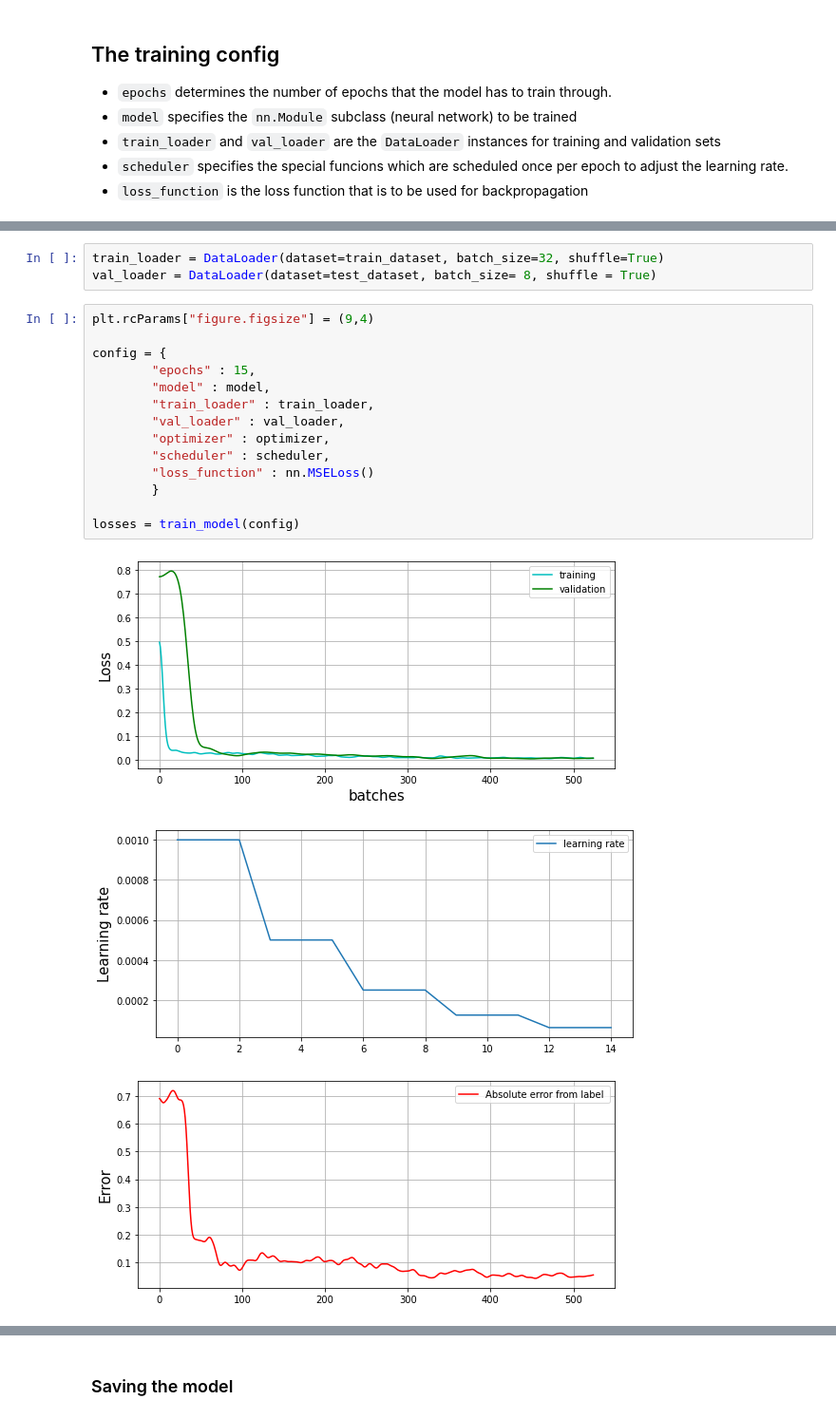
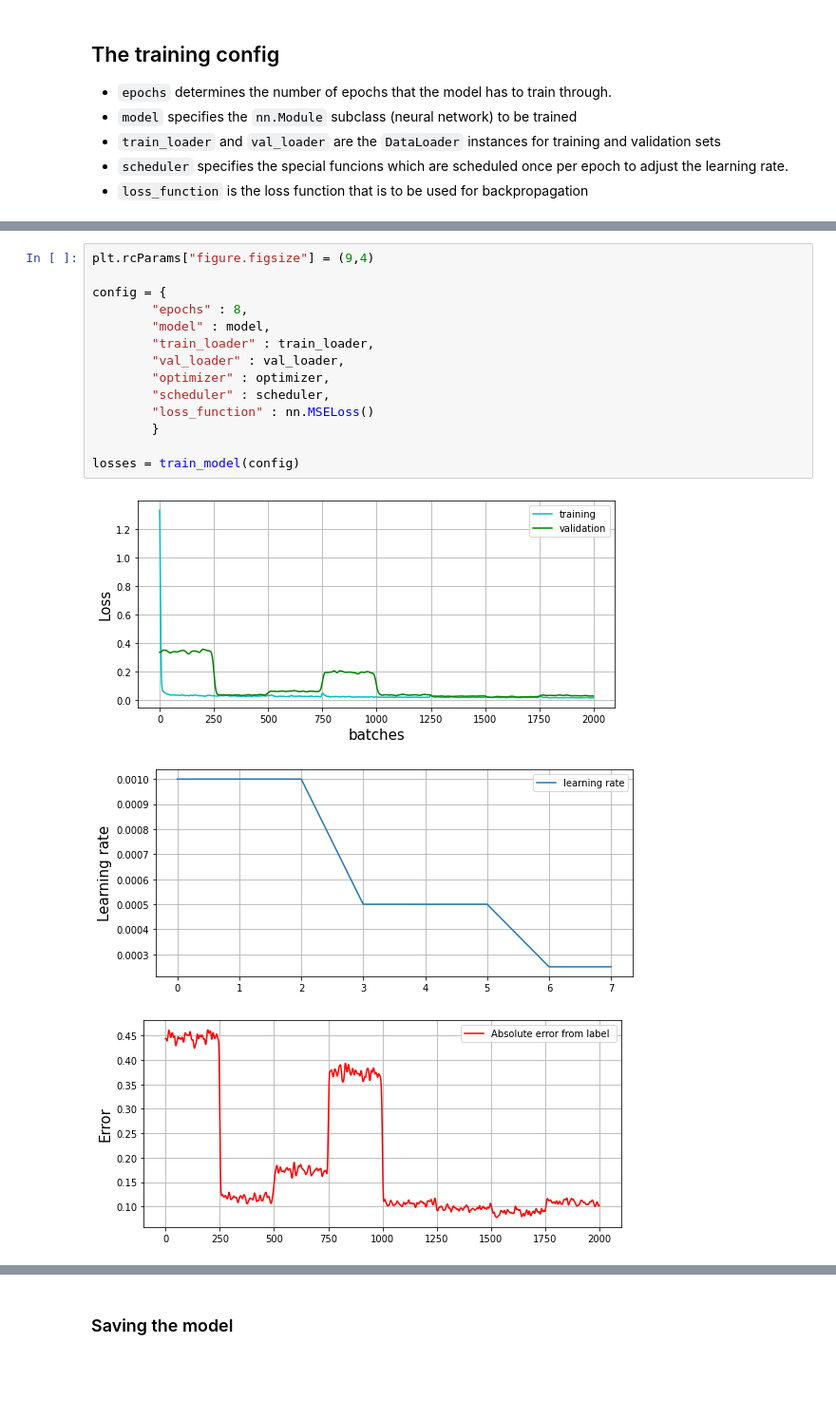
Before and after one commit to devoworm/GSoC-2020, a Jupyter notebook: Pre-trained Models (DevLearning)/notebooks/embryo_analysis/video_analysis/estimate_cell_family_population.ipynb, the cells around one changed output, grey strips where cells are left out. Shown at 95% size. Drawn from its saved outputs; the diff is of its cells as text; blank space fills up the shorter version.

```diff
--- a/Pre-trained Models (DevLearning)/notebooks/embryo_analysis/video_analysis/estimate_cell_family_population.ipynb
+++ b/Pre-trained Models (DevLearning)/notebooks/embryo_analysis/video_analysis/estimate_cell_family_population.ipynb
@@ -413,21 +360,18 @@ scheduler = ReduceLROnPlateau(optimizer,
-# %%
-train_loader = DataLoader(dataset=train_dataset, batch_size=32, shuffle=True)
-val_loader = DataLoader(dataset=test_dataset, batch_size= 8, shuffle = True)
 # %%
 plt.rcParams["figure.figsize"] = (9,4)
 
 config = {
-        "epochs" : 15,
+        "epochs" : 8,
         "model" : model,
         "train_loader" : train_loader,
         "val_loader" : val_loader,
         "optimizer" : optimizer,
         "scheduler" : scheduler,
         "loss_function" : nn.MSELoss()
         }
 
 losses = train_model(config)
 # %% [output]
-[figure, old version]
+[figure, new version]
-[figure, old version]
+[figure, new version]
-[figure, old version]
+[figure, new version]
```
Also changed, not shown: parts of 71 cells of this notebook.
